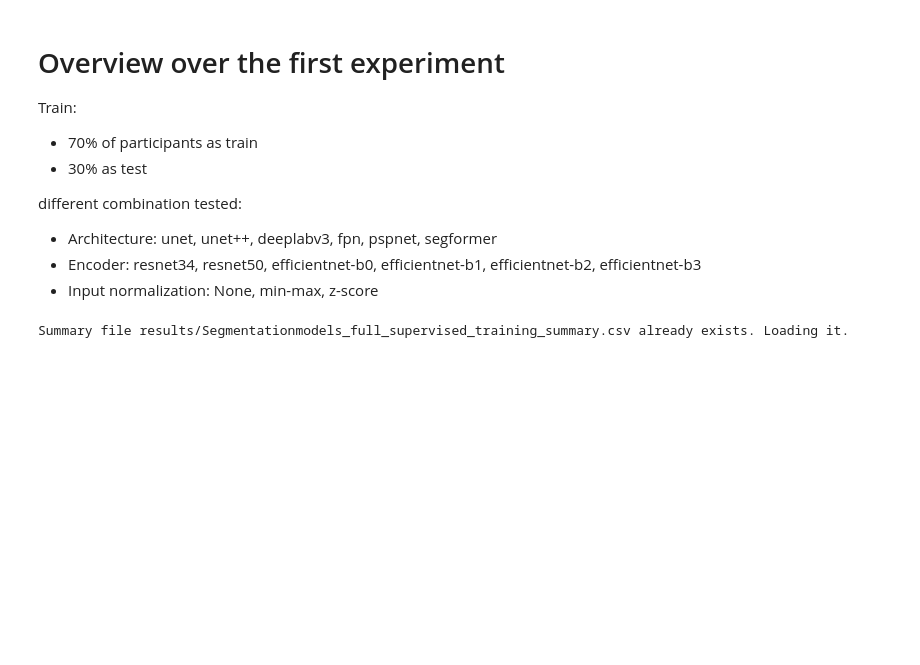
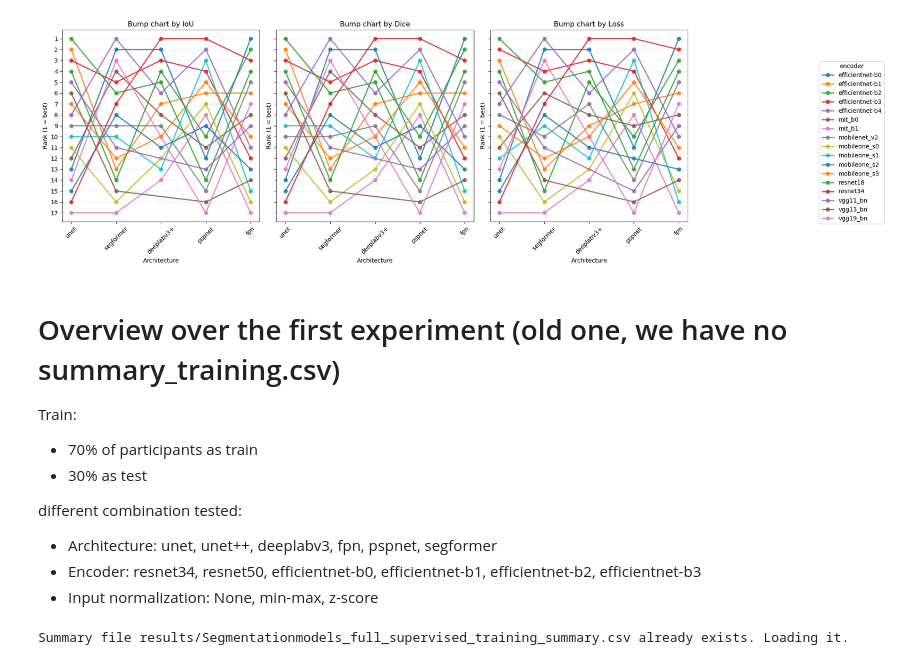
Before and after one commit to Arueris/Segmentation, a Jupyter notebook: analyze_runs.ipynb, the cells around one changed output. Cells and saved outputs as stored; diff of their text form; code cells hidden in the pictures; blank space fills up the shorter version.

```diff
--- a/analyze_runs.ipynb
+++ b/analyze_runs.ipynb
@@ -7,5 +100,68 @@ import pandas as pd
+# %%
+# Bump charts: encoder rank across architectures
+metrics = [
+    ("IoU", False),
+    ("Dice", False),
+    ("Loss", True),  # lower is better
+]
+
+summary = (
+    results_df
+    .groupby(["Architecture", "encoder"], as_index=False)[["IoU", "Dice", "Loss"]]
+    .mean()
+)
+
+# Keep architectures ordered by overall IoU performance
+arch_order = (
+    summary.groupby("Architecture")["IoU"]
+    .mean()
+    .sort_values(ascending=False)
+    .index
+)
+summary["Architecture"] = pd.Categorical(summary["Architecture"], categories=arch_order, ordered=True)
+summary = summary.sort_values("Architecture")
+
+# Compute ranks per architecture for each metric
+for metric, ascending in metrics:
+    summary[f"{metric}_rank"] = (
+        summary.groupby("Architecture")[metric]
+        .rank(method="min", ascending=ascending)
+        .astype(int)
+    )
+
+fig, axs = plt.subplots(1, len(metrics), figsize=(18, 6), sharey=True)
+
+for i, (metric, ascending) in enumerate(metrics):
+    ax = axs[i]
+    rank_col = f"{metric}_rank"
+
+    for enc, d in summary.groupby("encoder"):
+        ax.plot(
+            d["Architecture"],
+            d[rank_col],
+            marker="o",
+            linewidth=2,
+            alpha=0.85,
+            label=enc
+        )
+
+    ax.set_title(f"Bump chart by {metric}")
+    ax.set_xlabel("Architecture")
+    ax.set_ylabel("Rank (1 = best)")
+    ax.invert_yaxis()
+    ax.set_yticks(range(1, summary[rank_col].max() + 1))
+    ax.tick_params(axis="x", rotation=45)
+    ax.grid(axis="y", linestyle="--", alpha=0.3)
+
+# Single shared legend
+handles, labels = axs[0].get_legend_handles_labels()
+fig.legend(handles, labels, title="encoder", bbox_to_anchor=(1.02, 0.5), loc="center left")
+plt.tight_layout(rect=[0, 0, 0.86, 1])
+plt.show()
+# %% [output]
+[figure, added]
 # %% [markdown]
-# Overview over the first experiment
+# Overview over the first experiment (old one, we have no summary_training.csv)
 
 Train:
 - 70% of participants as train
```
Also changed, not shown: parts of 4 cells of this notebook, 4 other files.
